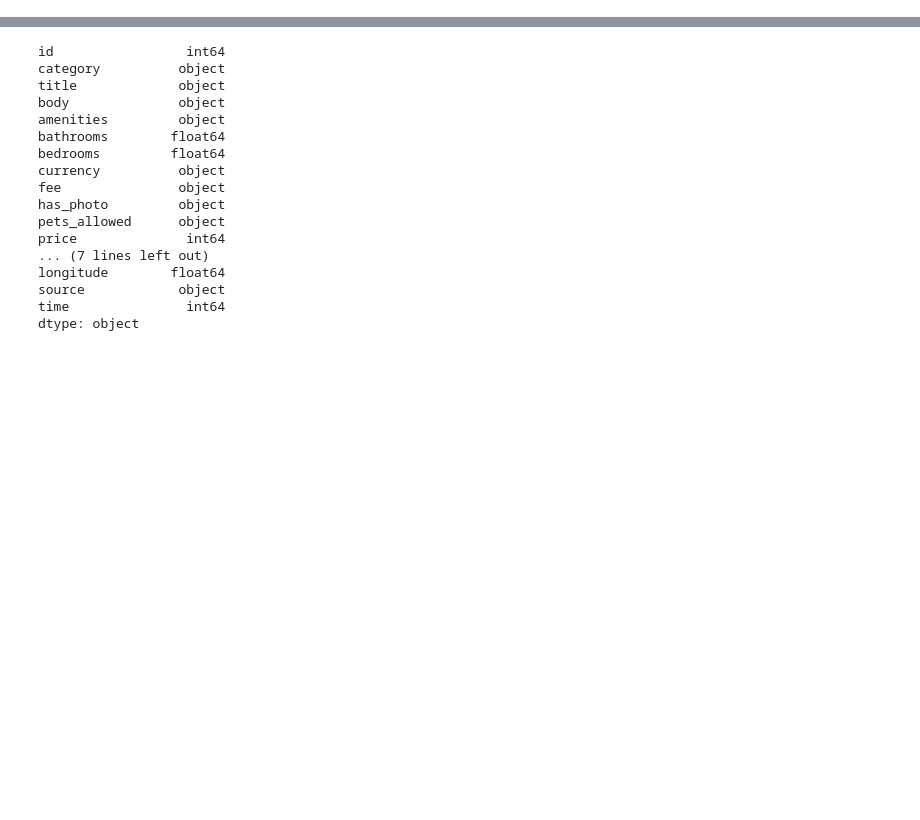
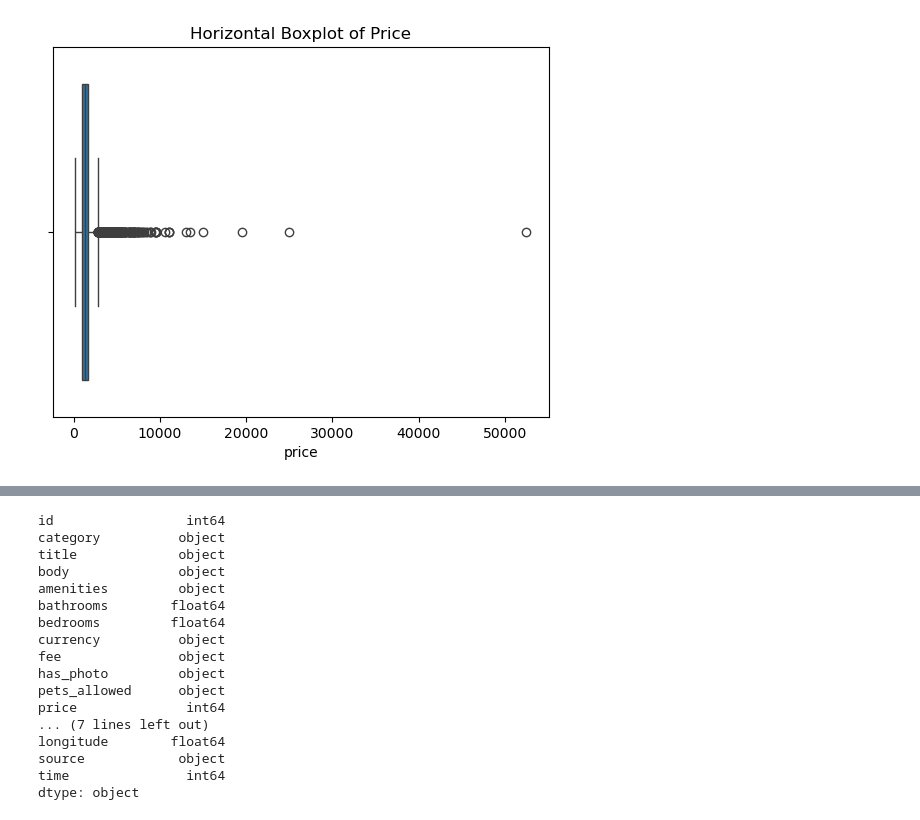
Before and after one commit to darrelljing21/ITEC4305-project, a Jupyter notebook: dataxplore.ipynb, the cells around one changed output, grey strips where cells are left out. Drawn from its saved outputs; the diff is of its cells as text; code cells hidden in the pictures; blank space fills up the shorter version.

```diff
--- a/dataxplore.ipynb
+++ b/dataxplore.ipynb
@@ -24,0 +28,11 @@ remove short term rent, only 2 rows
+# %%
+import seaborn as sns
+import matplotlib.pyplot as plt
+
+# Assigning price to the x-axis makes it horizontal
+sns.boxplot(x=rent['price'])
+
+plt.title('Horizontal Boxplot of Price')
+plt.show()
+# %% [output]
+[figure, added]
```
Also changed, not shown: parts of 57 cells of this notebook.
